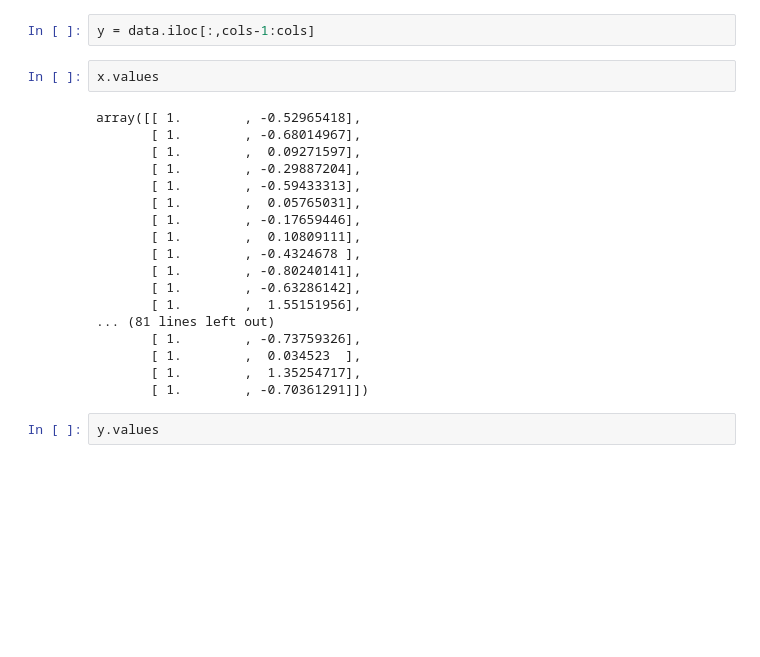
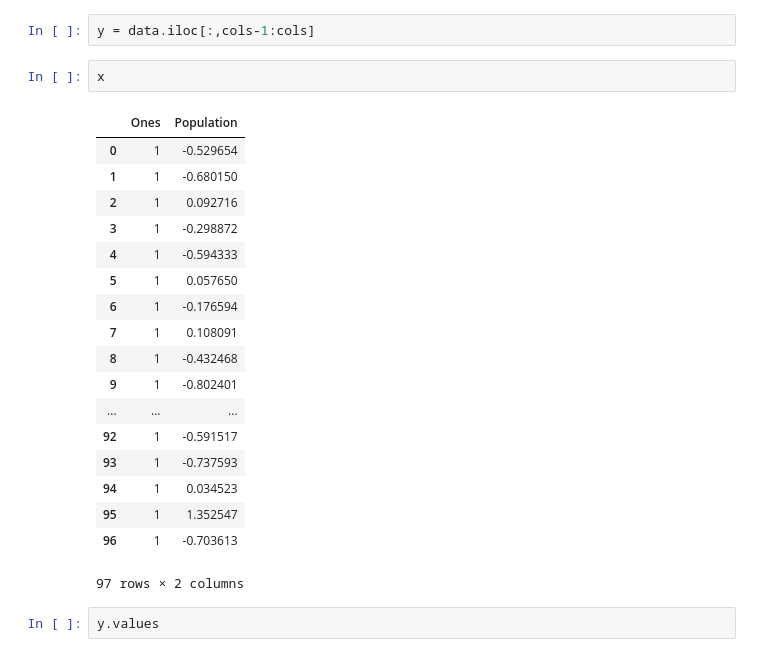
Before and after one commit to bakszero/Retro, a Jupyter notebook: LinearRegression.ipynb, the cells around one changed output. Saved outputs shown, nothing was run; the diff lists cells and outputs as text; blank space fills up the shorter version.

```diff
--- a/LinearRegression.ipynb
+++ b/LinearRegression.ipynb
@@ -36,25 +36,26 @@ x=data.iloc[:, 0:cols-1]
 # %%
 y = data.iloc[:,cols-1:cols]
 # %%
-x.values
+x
 # %% [output]
+|  | Ones | Population |
+| 0 | 1 | -0.529654 |
+| 1 | 1 | -0.680150 |
+| 2 | 1 | 0.092716 |
+| 3 | 1 | -0.298872 |
+| 4 | 1 | -0.594333 |
+| 5 | 1 | 0.057650 |
+| 6 | 1 | -0.176594 |
+| 7 | 1 | 0.108091 |
+| 8 | 1 | -0.432468 |
+| 9 | 1 | -0.802401 |
+| ... | ... | ... |
+| 92 | 1 | -0.591517 |
+| 93 | 1 | -0.737593 |
+| 94 | 1 | 0.034523 |
+| 95 | 1 | 1.352547 |
+| 96 | 1 | -0.703613 |
-array([[ 1.        , -0.52965418],
-       [ 1.        , -0.68014967],
-       [ 1.        ,  0.09271597],
-       [ 1.        , -0.29887204],
-       [ 1.        , -0.59433313],
-       [ 1.        ,  0.05765031],
-       [ 1.        , -0.17659446],
-       [ 1.        ,  0.10809111],
-       [ 1.        , -0.4324678 ],
-       [ 1.        , -0.80240141],
-       [ 1.        , -0.63286142],
-       [ 1.        ,  1.55151956],
-... (81 lines left out)
-       [ 1.        , -0.73759326],
-       [ 1.        ,  0.034523  ],
-       [ 1.        ,  1.35254717],
-       [ 1.        , -0.70361291]])
+97 rows × 2 columns
 # %%
 y.values
 # %% [output]
```
Also changed, not shown: parts of 14 cells of this notebook, 1 other file.
